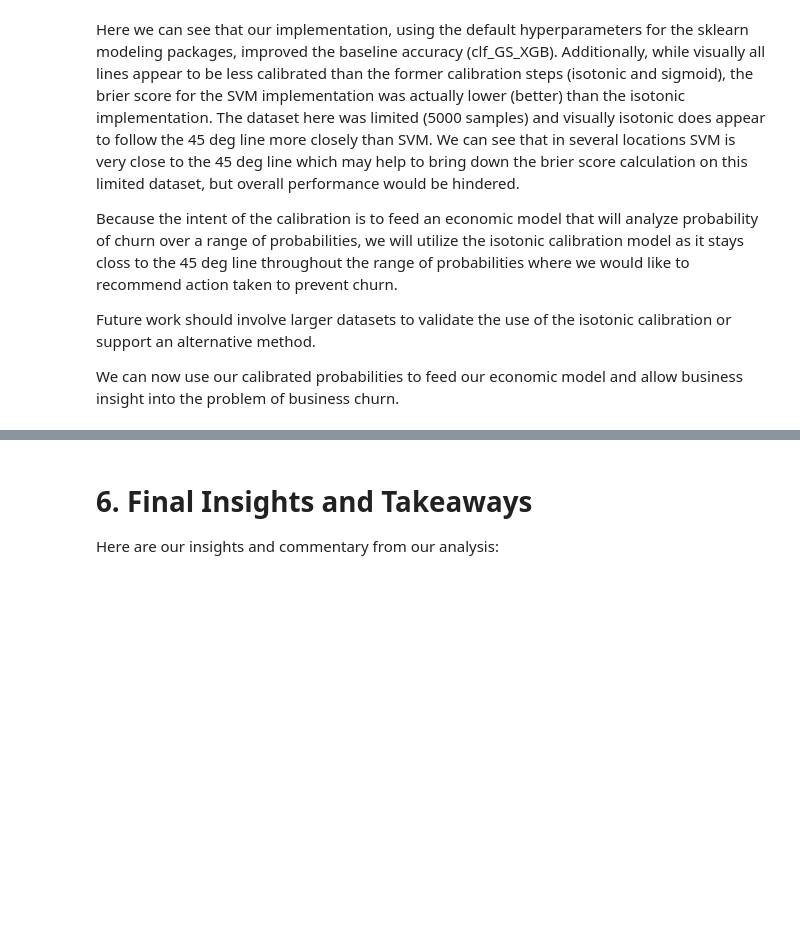
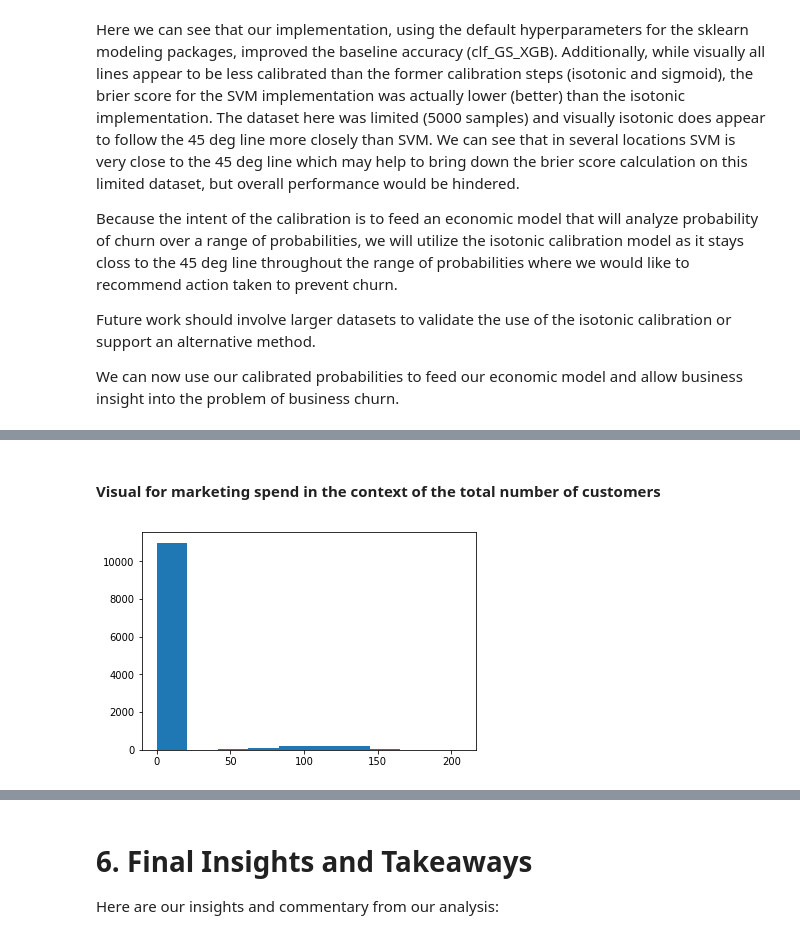
Before and after one commit to ajolson89/W207Fall2018Final, a Jupyter notebook: W207_FinalProj_02MLModels_KennedyKhannaOlson_Final.ipynb, the cells around one changed output, grey strips where cells are left out. Drawn from its saved outputs; the diff is of its cells as text; code cells hidden in the pictures; blank space fills up the shorter version.

```diff
--- a/W207_FinalProj_02MLModels_KennedyKhannaOlson_Final.ipynb
+++ b/W207_FinalProj_02MLModels_KennedyKhannaOlson_Final.ipynb
@@ -740,0 +847,5 @@ TBD
+# %%
+# Adding predictions and probability (From the model)
+
+marketing_data['predictions'] = predictions
+marketing_data['probability_churn'] = predictions_prob[:,1]
@@ -740,0 +985,8 @@ TBD
+# %% [markdown]
+#### Visual for marketing spend in the context of the total number of customers
+# %%
+# Visual of spend in context of the number of users
+plt.hist(marketing_data['proposed_spend'] )
+plt.show()
+# %% [output]
+[figure, added]
```
Also changed, not shown: parts of 40 cells of this notebook, 1 other file.
